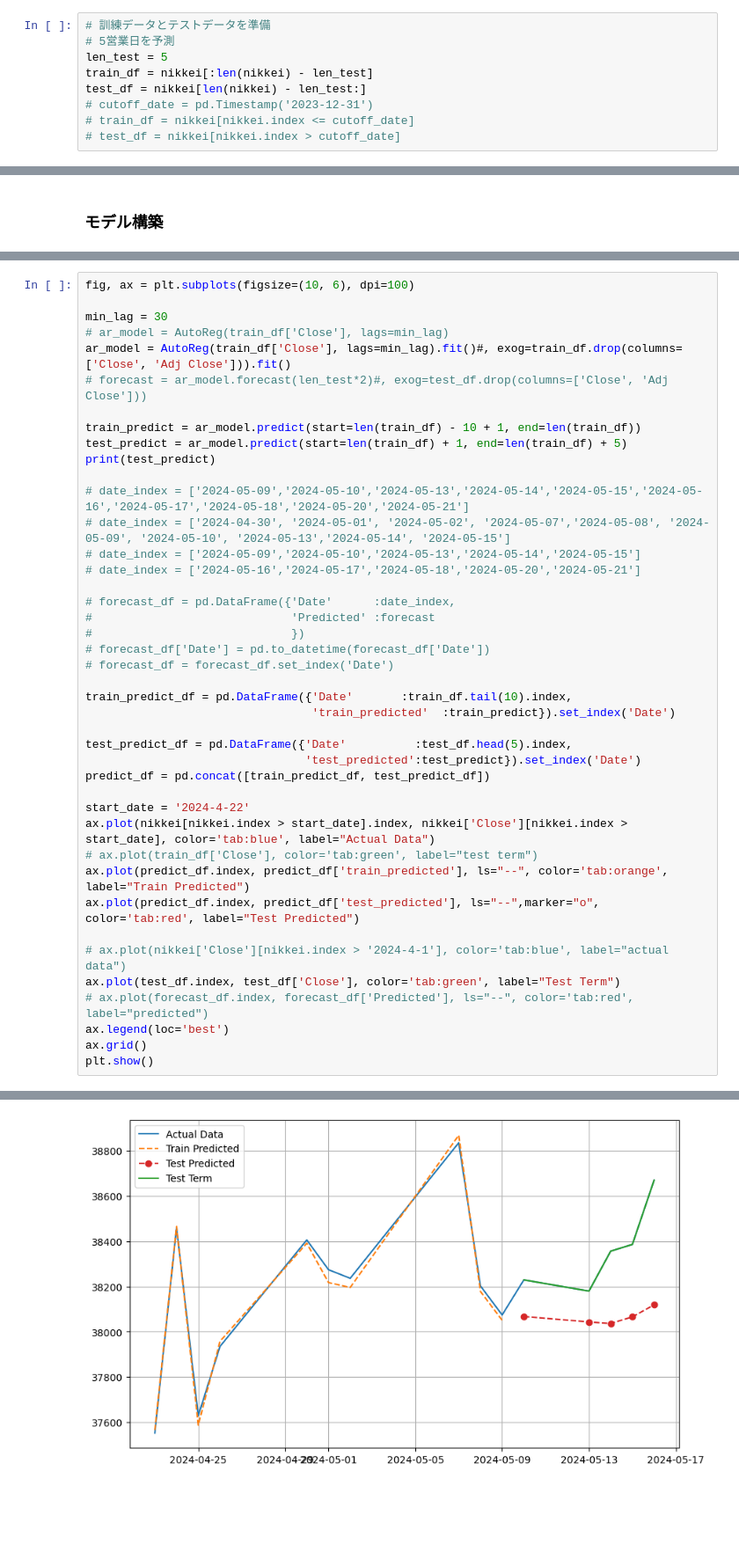
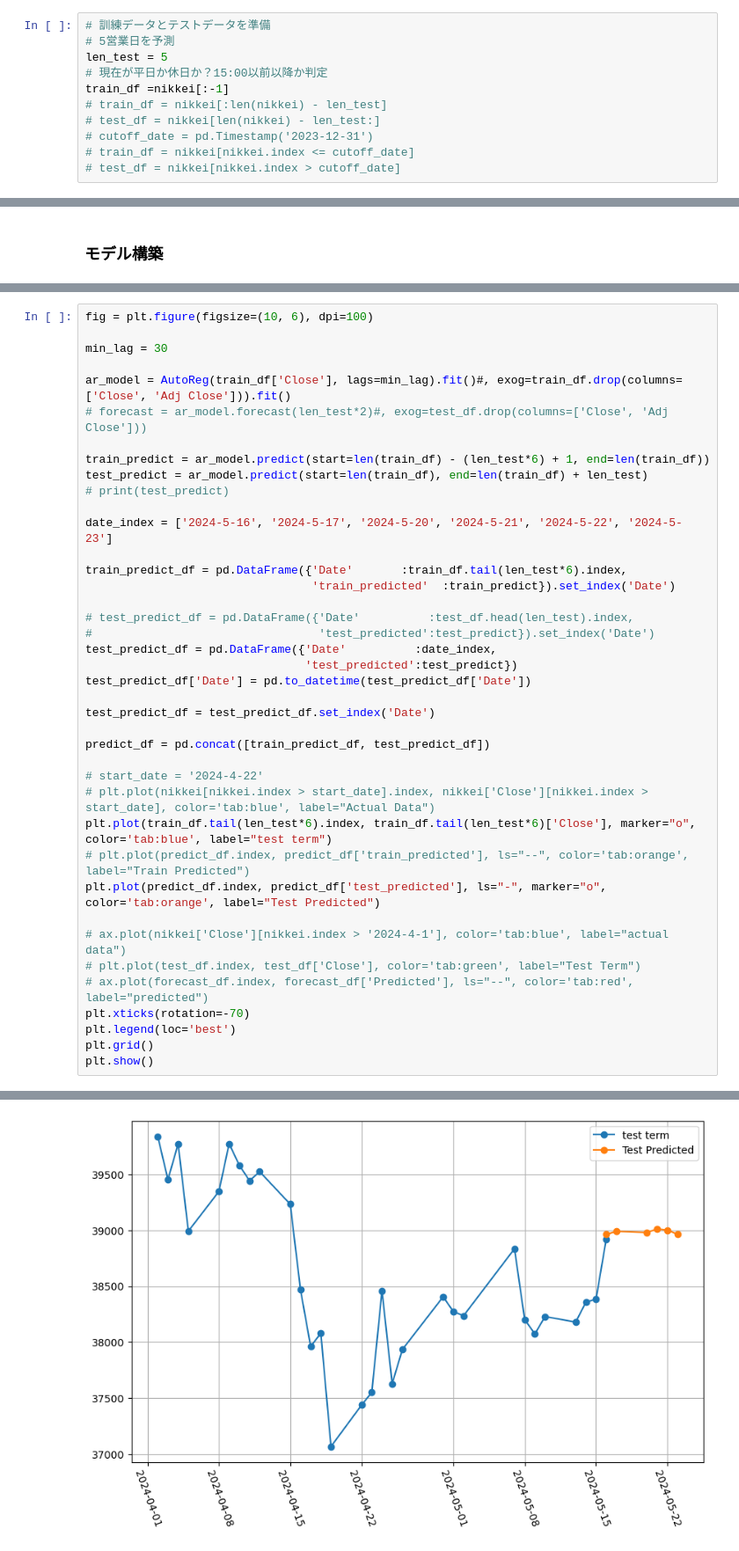
Before and after one commit to 06yako14/stock-prediction, a Jupyter notebook: src/nikkei225.ipynb, the cells around one changed output, grey strips where cells are left out. Shown: that part at 88% size. Cells and saved outputs as stored; diff of their text form; blank space fills up the shorter version.

```diff
--- a/src/nikkei225.ipynb
+++ b/src/nikkei225.ipynb
@@ -216,8 +219,10 @@ apd = {"20SMA":mpf.make_addplot(cdf['20SMA'], color="blue"),        # 書籍(修
 # 訓練データとテストデータを準備
 # 5営業日を予測
 len_test = 5
-train_df = nikkei[:len(nikkei) - len_test]
-test_df = nikkei[len(nikkei) - len_test:]
+# 現在が平日か休日か？15:00以前以降か判定
+train_df =nikkei[:-1]
+# train_df = nikkei[:len(nikkei) - len_test]
+# test_df = nikkei[len(nikkei) - len_test:]
 # cutoff_date = pd.Timestamp('2023-12-31')
 # train_df = nikkei[nikkei.index <= cutoff_date]
 # test_df = nikkei[nikkei.index > cutoff_date]
@@ -259,43 +264,41 @@ DatetimeIndex(['2024-05-10', '2024-05-13', '2024-05-14', '2024-05-15',
 # %%
-fig, ax = plt.subplots(figsize=(10, 6), dpi=100)
+fig = plt.figure(figsize=(10, 6), dpi=100)
 
 min_lag = 30
-# ar_model = AutoReg(train_df['Close'], lags=min_lag)
+
 ar_model = AutoReg(train_df['Close'], lags=min_lag).fit()#, exog=train_df.drop(columns=['Close', 'Adj Close'])).fit()
 # forecast = ar_model.forecast(len_test*2)#, exog=test_df.drop(columns=['Close', 'Adj Close']))
 
-train_predict = ar_model.predict(start=len(train_df) - 10 + 1, end=len(train_df))
-test_predict = ar_model.predict(start=len(train_df) + 1, end=len(train_df) + 5)
-print(test_predict)
+train_predict = ar_model.predict(start=len(train_df) - (len_test*6) + 1, end=len(train_df))
+test_predict = ar_model.predict(start=len(train_df), end=len(train_df) + len_test)
+# print(test_predict)
 
-# date_index = ['2024-05-09','2024-05-10','2024-05-13','2024-05-14','2024-05-15','2024-05-16','2024-05-17','2024-05-18','2024-05-20','2024-05-21']
-# date_index = ['2024-04-30', '2024-05-01', '2024-05-02', '2024-05-07','2024-05-08', '2024-05-09', '2024-05-10', '2024-05-13','2024-05-14', '2024-05-15']
-# date_index = ['2024-05-09','2024-05-10','2024-05-13','2024-05-14','2024-05-15']
-# date_index = ['2024-05-16','2024-05-17','2024-05-18','2024-05-20','2024-05-21']
+date_index = ['2024-5-16', '2024-5-17', '2024-5-20', '2024-5-21', '2024-5-22', '2024-5-23']
 
-# forecast_df = pd.DataFrame({'Date'      :date_index,
-#                             'Predicted' :forecast
-#                             })
-# forecast_df['Date'] = pd.to_datetime(forecast_df['Date'])
-# forecast_df = forecast_df.set_index('Date')
-
-train_predict_df = pd.DataFrame({'Date'       :train_df.tail(10).index,
+train_predict_df = pd.DataFrame({'Date'       :train_df.tail(len_test*6).index,
                                  'train_predicted'  :train_predict}).set_index('Date')
 
-test_predict_df = pd.DataFrame({'Date'          :test_df.head(5).index,
-                                'test_predicted':test_predict}).set_index('Date')
+# test_predict_df = pd.DataFrame({'Date'          :test_df.head(len_test).index,
+#                                 'test_predicted':test_predict}).set_index('Date')
+test_predict_df = pd.DataFrame({'Date'          :date_index,
+                                'test_predicted':test_predict})
+test_predict_df['Date'] = pd.to_datetime(test_predict_df['Date'])
+
+test_predict_df = test_predict_df.set_index('Date')
+
 predict_df = pd.concat([train_predict_df, test_predict_df])
 
-start_date = '2024-4-22'
-ax.plot(nikkei[nikkei.index > start_date].index, nikkei['Close'][nikkei.index > start_date], color='tab:blue', label="Actual Data")
-# ax.plot(train_df['Close'], color='tab:green', label="test term")
-ax.plot(predict_df.index, predict_df['train_predicted'], ls="--", color='tab:orange', label="Train Predicted")
-ax.plot(predict_df.index, predict_df['test_predicted'], ls="--",marker="o", color='tab:red', label="Test Predicted")
+# start_date = '2024-4-22'
+# plt.plot(nikkei[nikkei.index > start_date].index, nikkei['Close'][nikkei.index > start_date], color='tab:blue', label="Actual Data")
+plt.plot(train_df.tail(len_test*6).index, train_df.tail(len_test*6)['Close'], marker="o", color='tab:blue', label="test term")
+# plt.plot(predict_df.index, predict_df['train_predicted'], ls="--", color='tab:orange', label="Train Predicted")
+plt.plot(predict_df.index, predict_df['test_predicted'], ls="-", marker="o", color='tab:orange', label="Test Predicted")
 
 # ax.plot(nikkei['Close'][nikkei.index > '2024-4-1'], color='tab:blue', label="actual data")
-ax.plot(test_df.index, test_df['Close'], color='tab:green', label="Test Term")
+# plt.plot(test_df.index, test_df['Close'], color='tab:green', label="Test Term")
 # ax.plot(forecast_df.index, forecast_df['Predicted'], ls="--", color='tab:red', label="predicted")
-ax.legend(loc='best')
-ax.grid()
+plt.xticks(rotation=-70)
+plt.legend(loc='best')
+plt.grid()
 plt.show()
 # %% [output]
@@ -308,4 +305,4 @@ dtype: float64
-[figure, old version]
+[figure, new version]
 # %%
 print(ar_model.summary())
 # %% [output]
```
Also changed, not shown: parts of 11 cells of this notebook, 2 other files.
